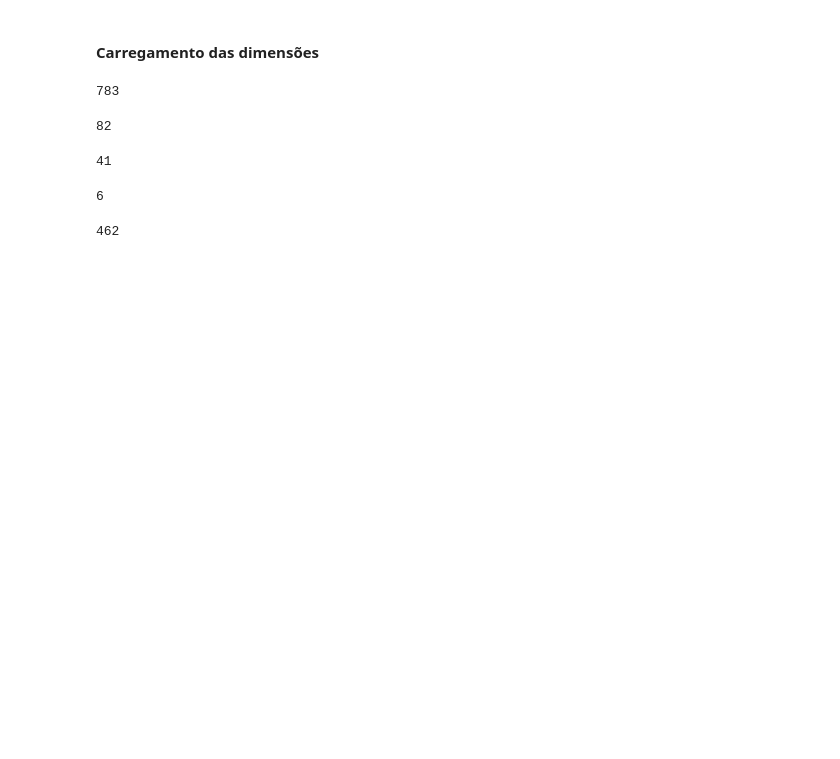
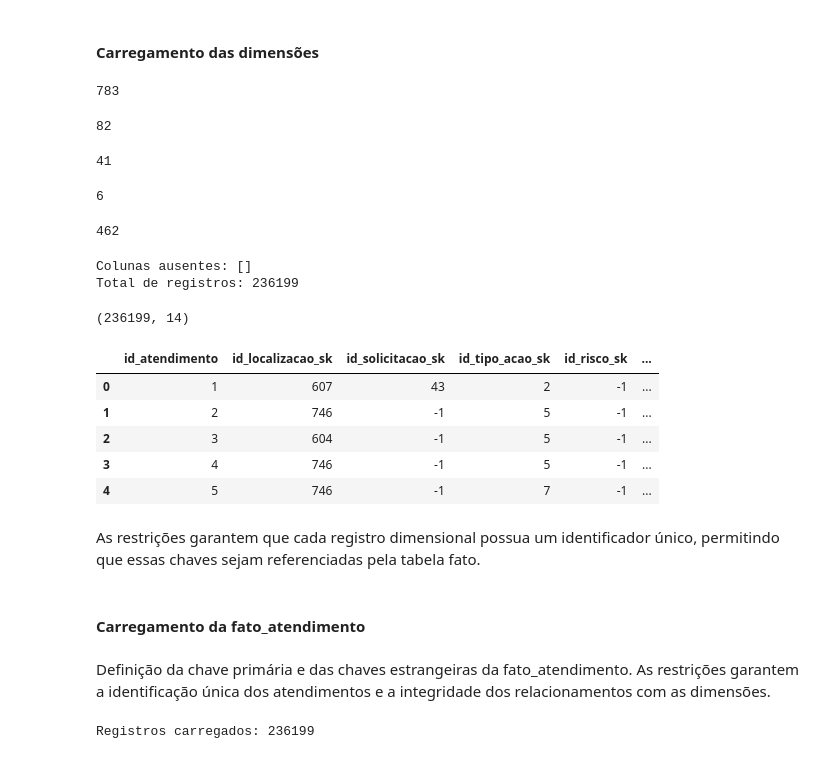
Before and after one commit to mathgoestech/pipeline-defesa-civil-recife, a Jupyter notebook: notebooks/ETL.ipynb, the cells around one changed output. Drawn from its saved outputs; the diff is of its cells as text; code cells hidden in the pictures; blank space fills up the shorter version.

Commit message:
feat(etl): construção e carregamento da tabela fato

```diff
--- a/notebooks/ETL.ipynb
+++ b/notebooks/ETL.ipynb
@@ -1018,3 +1018,46 @@ dim_tempo.to_sql(
 )
 # %% [output]
 462
+# %%
+colunas_fato = [
+    "id_localizacao_sk",
+    "id_solicitacao_sk",
+    "id_tipo_acao_sk",
+    "id_risco_sk",
+    "id_tempo_registro_sk",
+    "id_tempo_acao_sk",
+    "ano_origem",
+    "quantidade",
+    "altura",
+    "largura",
+    "area_m",
+    "dias_ate_acao",
+    "flag_data_inconsistente"
+]
+
+faltantes = [col for col in colunas_fato if col not in df.columns]
+
+print("Colunas ausentes:", faltantes)
+print("Total de registros:", len(df))
+# %% [output]
+Colunas ausentes: []
+Total de registros: 236199
+# %%
+tabela_fato = df[colunas_fato].copy()
+
+tabela_fato.insert(
+    0,
+    "id_atendimento",
+    range(1, len(tabela_fato) + 1)
+)
+
+print(tabela_fato.shape)
+display(tabela_fato.head())
+# %% [output]
+(236199, 14)
+|  | id_atendimento | id_localizacao_sk | id_solicitacao_sk | id_tipo_acao_sk | id_risco_sk | ... |
+| 0 | 1 | 607 | 43 | 2 | -1 | ... |
+| 1 | 2 | 746 | -1 | 5 | -1 | ... |
+| 2 | 3 | 604 | -1 | 5 | -1 | ... |
+| 3 | 4 | 746 | -1 | 5 | -1 | ... |
+| 4 | 5 | 746 | -1 | 7 | -1 | ... |
@@ -1020,0 +1087,24 @@ dim_tempo.to_sql(
+# %% [markdown]
+As restrições garantem que cada registro dimensional possua um identificador único, permitindo que essas chaves sejam referenciadas pela tabela fato.
+# %% [markdown]
+#### Carregamento da fato_atendimento
+# %% [markdown]
+Definição da chave primária e das chaves estrangeiras da fato_atendimento. As restrições garantem a identificação única dos atendimentos e a integridade dos relacionamentos com as dimensões.
+# %%
+
+tabela_fato.to_sql(
+    "fato_atendimento",
+    con=engine,
+    schema="etl",
+    if_exists="replace",
+    index=False
+)
+
+with engine.connect() as conn:
+    total = conn.execute(
+        text("SELECT COUNT(*) FROM etl.fato_atendimento")
+    ).scalar_one()
+
+print(f"Registros carregados: {total}")
+# %% [output]
+Registros carregados: 236199
```
Also changed, not shown: parts of 3 cells of this notebook.
